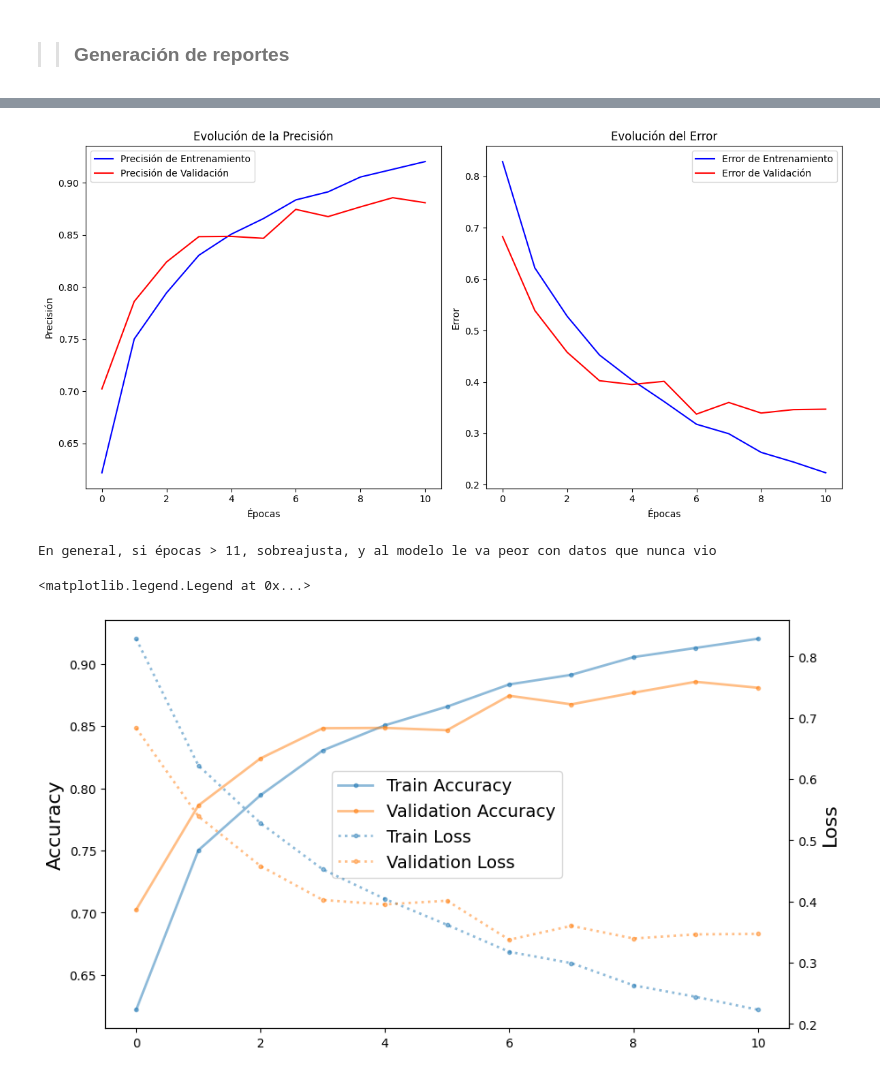
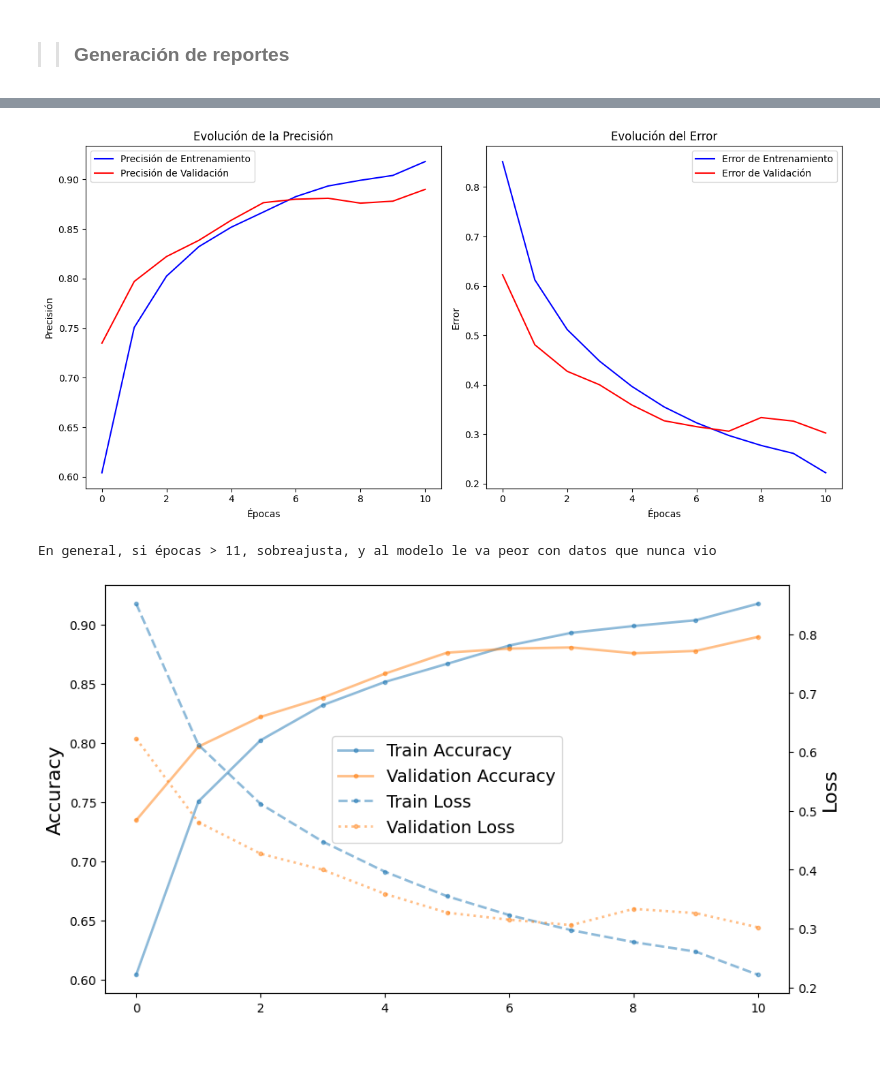
Before and after one commit to 643riel/IAA, a Jupyter notebook: IAA.ipynb, the cells around one changed output, grey strips where cells are left out. Drawn from its saved outputs; the diff is of its cells as text; code cells hidden in the pictures.

```diff
--- a/IAA.ipynb
+++ b/IAA.ipynb
@@ -72,9 +82,9 @@ for epochs in epochs_to_test:
     model_accuracies = []
     model_losses = []
 
-    for train_index, test_index in kf.split(x_train_filtered):
-        x_train, x_test = x_train_filtered[train_index], x_train_filtered[test_index]
-        y_train, y_test = y_train_filtered[train_index], y_train_filtered[test_index]
+    for train_index, test_index in kf.split(x_train_final):
+        x_train, x_test = x_train_final[train_index], x_train_final[test_index]
+        y_train, y_test = y_train_final[train_index], y_train_final[test_index]
 
         model = models.Sequential()
         model.add(layers.Conv2D(32, (3, 3), activation='relu', input_shape=(32, 32, 3)))
@@ -123,7 +133,7 @@ Epochs: 13, Accuracy: 0.8784000158309937, Loss: 0.3615347683429718
 # %%
 # Le hardcodeo el valor más apropiado del print anterior
 # Igual con callbacks = [early, ] va a cortar antes si le paso un num grande
-epocas = 11
+epocas = 11  # Ajustar
 
 # Construir el CNN. Se agrega capa de dropout
 model = models.Sequential()
@@ -146,7 +156,10 @@ early = keras.callbacks.EarlyStopping(patience=8, monitor='val_loss',
                                       restore_best_weights=True)
 
 # Entrenamiento del modelo. Guardo en fiteo porque después voy a usar eso para graficar
-fiteo = model.fit(x_train_filtered, y_train_filtered, epochs=epocas,
-                  validation_data=(x_validation_filtered, y_validation_filtered), callbacks=[early,])
+if include_validation:
+    fiteo = model.fit(x_train_final, y_train_final, epochs=epocas,
+                      validation_data=(x_validation_final, y_validation_final), callbacks=[early,])
+else:
+    fiteo = model.fit(x_train_final, y_train_final, epochs=epocas, callbacks=[early,])
 # %% [output]
 Epoch 1/11
@@ -311,56 +333,80 @@ plt.show()
 # %%
+import matplotlib.pyplot as plt
+
 # Obtener las métricas de entrenamiento que guardé en la variable de fiteo
 train_loss = fiteo.history['loss']
-validation_loss = fiteo.history['val_loss']
 train_accuracy = fiteo.history['accuracy']
-validation_accuracy = fiteo.history['val_accuracy']
 
 # Crear una figura con dos subplots, uno al lado del otro
 fig, (ax1, ax2) = plt.subplots(1, 2, figsize=(12, 6))
 
-# Gráfico de evolución de la precisión en el subplot izquierdo
+# Gráfico de evolución de la precisión y el error en el subplot izquierdo
 ax1.plot(train_accuracy, 'b', label='Precisión de Entrenamiento')
-ax1.plot(validation_accuracy, 'r', label='Precisión de Validación')
 ax1.set_title('Evolución de la Precisión')
 ax1.set_xlabel('Épocas')
 ax1.set_ylabel('Precisión')
 ax1.legend()
 
-# Gráfico de evolución del error en el subplot derecho
 ax2.plot(train_loss, 'b', label='Error de Entrenamiento')
-ax2.plot(validation_loss, 'r', label='Error de Validación')
 ax2.set_title('Evolución del Error')
 ax2.set_xlabel('Épocas')
 ax2.set_ylabel('Error')
 ax2.legend()
 
+# Verificar si include_validation es True
+if include_validation and 'val_accuracy' in fiteo.history:
+    validation_accuracy = fiteo.history['val_accuracy']
+    validation_loss = fiteo.history['val_loss']
+
+    # Agregar las métricas de validación al gráfico si están disponibles
+    ax1.plot(validation_accuracy, 'r', label='Precisión de Validación')
+    ax2.plot(validation_loss, 'r', label='Error de Validación')
+
+    # Agregar leyendas para las métricas de validación
+    ax1.legend()
+    ax2.legend()
+
 plt.tight_layout()
 plt.show()
+
 print('En general, si épocas > 11, sobreajusta, y al modelo le va peor con datos que nunca vio')
 # %% [output]
-[figure, old version]
+[figure, new version]
 En general, si épocas > 11, sobreajusta, y al modelo le va peor con datos que nunca vio
 # %%
-# Gráfico más piola
+import matplotlib.pyplot as plt
+
+# Gráfico más claro
 fig = plt.figure(figsize=(10, 6))
 ax = fig.add_subplot(111)
 
 kw = {'marker': '.', 'lw': 2, 'alpha': 0.5}
 l0, = ax.plot(fiteo.history['accuracy'], label='Train Accuracy', **kw)
-l1, = ax.plot(fiteo.history['val_accuracy'], label='Validation Accuracy', **kw)
 
-ax2 = ax.twinx()
-ll0, = ax2.plot(fiteo.history['loss'], ls=':', color='C0', label='Train Loss', **kw)
-ll1, = ax2.plot(fiteo.history['val_loss'], ls=':', color='C1', label='Validation Loss', **kw)
+# Verificar si hay métricas de validación disponibles
+if include_validation:
+    l1, = ax.plot(fiteo.history['val_accuracy'], label='Validation Accuracy', **kw)
+    ax2 = ax.twinx()
+    ll0, = ax2.plot(fiteo.history['loss'], ls='--', color='C0', label='Train Loss', **kw)
+    ll1, = ax2.plot(fiteo.history['val_loss'], ls=':', color='C1', label='Validation Loss', **kw)
+    ax2.set_ylabel('Loss', fontsize=16)
+else:
+    ax2 = ax.twinx()
+    ll0, = ax2.plot(fiteo.history['loss'], ls='--', color='C0', label='Train Loss', **kw)
+    ax2.set_ylabel('Loss', fontsize=16)
 
 ax.set_ylabel('Accuracy', fontsize=16)
-ax2.set_ylabel('Loss', fontsize=16)
 
-ax.legend(handles=[l0, l1, ll0, ll1], loc='center', fontsize=14)
-# plt.legend(loc=0)
+# Crear una leyenda para Accuracy y Loss
+lines_accuracy = [l0, l1] if include_validation else [l0]
+labels_accuracy = [line.get_label() for line in lines_accuracy]
+lines_loss = [ll0, ll1] if include_validation else [ll0]
+labels_loss = [line.get_label() for line in lines_loss]
+ax.legend(lines_accuracy + lines_loss, labels_accuracy + labels_loss, loc='center', fontsize=14)
+
+plt.show()
 # %% [output]
-<matplotlib.legend.Legend at 0x...>
-[figure, old version]
+[figure, new version]
 # %%
 # Distribución de probabilidades
 # IMPORTANTE: no volver a hacer predict()
```
Also changed, not shown: parts of 10 cells of this notebook.
